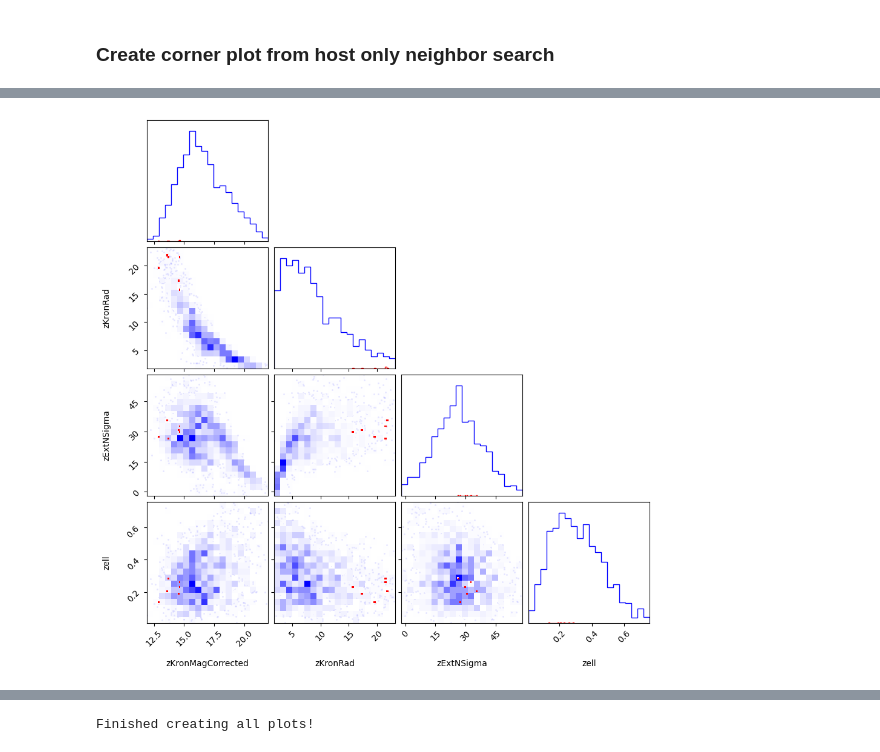
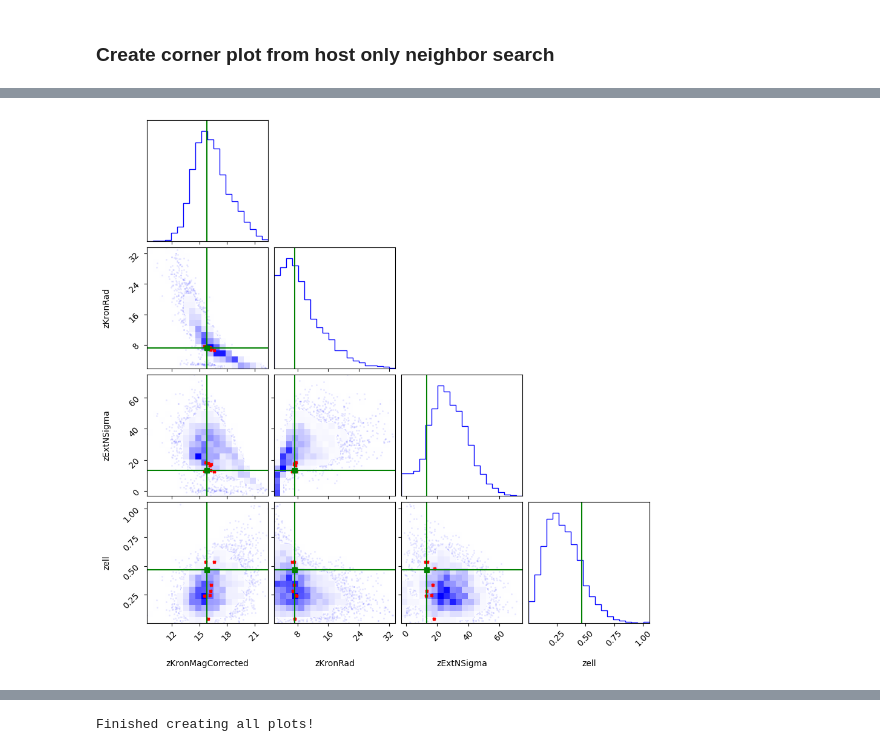
Before and after one commit to evan-reynolds/laiss_timedomainanomalies, a Jupyter notebook: notebooks/host_only_laiss.ipynb, the cells around one changed output, grey strips where cells are left out. Saved outputs shown, nothing was run; the diff lists cells and outputs as text; code cells hidden in the pictures.

```diff
--- a/notebooks/host_only_laiss.ipynb
+++ b/notebooks/host_only_laiss.ipynb
@@ -210,42 +254,80 @@ ANN=5: https://alerce.online/object/ZTF19acxzafe 2019wle SN Ia, 0.067
 # %% [markdown]
 ### Create corner plot from host only neighbor search
 # %%
-import logging
+remove_outliers_bool = True
+
 logging.getLogger().setLevel(logging.ERROR)
 
-host_only_laiss_features = {
-    'batch_1': ['gKronMagCorrected', 'gKronRad', 'gExtNSigma', 'gell'],
-    'batch_2': ['rKronMagCorrected', 'rKronRad', 'rExtNSigma', 'rell'],
-    'batch_3': ['iKronMagCorrected', 'iKronRad', 'iExtNSigma', 'iell'],
-    'batch_4': ['zKronMagCorrected', 'zKronRad', 'zExtNSigma', 'zell'],
-    'batch_5': ['gminusrKronMag', 'rminusiKronMag', 'iminuszKronMag']
+host_only_laiss_features_dict = {
+    'g_band': ['gKronMagCorrected', 'gKronRad', 'gExtNSigma', 'gell'],
+    'r_band': ['rKronMagCorrected', 'rKronRad', 'rExtNSigma', 'rell'],
+    'i_band': ['iKronMagCorrected', 'iKronRad', 'iExtNSigma', 'iell'],
+    'z_band': ['zKronMagCorrected', 'zKronRad', 'zExtNSigma', 'zell'],
+    'band_differences': ['gminusrKronMag', 'rminusiKronMag', 'iminuszKronMag']
 }
 
 neighbor_ztfids = [link.split("/")[-1] for link in host_neighbors["ztf_link"]]
-dataset_bank_df = pd.read_csv('../data/dataset_bank_host_only_laiss.csv')
 
-for batch_name, features in host_only_laiss_features.items():
+dataset_bank_df = pd.read_csv('../data/final_dataset_bank_host_only_laiss.csv')[['ztf_object_id'] + host_only_laiss_features]
+
+print("Total number of transients for corner plots:", dataset_bank_df.shape[0])
+
+for batch_name, features in host_only_laiss_features_dict.items():
     print(f"Creating corner plot for {batch_name}...")
 
-    dataset_bank_df_host_features = dataset_bank_df[['ztf_object_id'] + features]
-    neighbor_mask = dataset_bank_df_host_features['ztf_object_id'].isin(neighbor_ztfids)
+    # REMOVING OUTLIERS #
+    def remove_outliers(df, threshold=3):  # Smaller threshold removes more data
+        df_clean = df.copy()
+        numeric_cols = df_clean.select_dtypes(include=[np.number]).columns  # Only numeric columns
 
-    features_df = dataset_bank_df_host_features[features]
-    features_df = features_df.replace([np.inf, -np.inf], np.nan).dropna()
-    # Remove outliers in features_df
-    Q1 = features_df.quantile(0.25)
-    Q3 = features_df.quantile(0.75)
-    IQR = Q3 - Q1
-    lower_bound = Q1 - 1.5 * IQR
-    upper_bound = Q3 + 1.5 * IQR
-    features_df = features_df[~((features_df < lower_bound) | (features_df > upper_bound)).any(axis=1)]
-    print(f"Shape after outlier removal: {features_df.shape}")
+        for col in numeric_cols:
+            Q1 = df_clean[col].quantile(0.25)
+            Q3 = df_clean[col].quantile(0.75)
+            IQR = Q3 - Q1
+
+            lower_bound = Q1 - threshold * IQR
+            upper_bound = Q3 + threshold * IQR
+
+            # Remove only extreme outliers
+            df_clean = df_clean[(df_clean[col] >= lower_bound) & (df_clean[col] <= upper_bound)]
+
+        return df_clean
+
+    dataset_bank_df_batch_features = dataset_bank_df[['ztf_object_id'] + features]
+
+    if remove_outliers_bool:
+        dataset_bank_df_batch_features = remove_outliers(dataset_bank_df_batch_features)
+        print("Total number of transients for corner plot after outlier removal:", dataset_bank_df_batch_features.shape[0])
+    else:
+        dataset_bank_df_batch_features = dataset_bank_df_batch_features.replace([np.inf, -np.inf, -999], np.nan).dropna()
+        print("Total number of transients for corner plot after NA, inf, and -999 removal:", dataset_bank_df_batch_features.shape[0])
+    # REMOVING OUTLIERS #
+
+    neighbor_mask = dataset_bank_df_batch_features['ztf_object_id'].isin(neighbor_ztfids)
+
+    features_df = dataset_bank_df_batch_features[features]
 
     neighbor_features = features_df[neighbor_mask]
     non_neighbor_features = features_df[~neighbor_mask]
+    queried_features = dataset_bank_df_batch_features[dataset_bank_df_batch_features['ztf_object_id'] == queried_ztf_id].iloc[:,1:]
+    queried_features_arr = queried_features.values[0]
 
-    figure = corner.corner(non_neighbor_features, color='blue', labels=features, plot_datapoints=True, alpha=0.5, plot_contours=False) # or levels=[0.1, 0.5, 0.9] for contours
-    corner.corner(neighbor_features, color='red', labels=features, plot_datapoints=True, alpha=1.0, fig=figure, plot_contours=False) # or levels=[0.1, 0.5, 0.9] for contours
+    figure = corner.corner(non_neighbor_features, color='blue', labels=features, plot_datapoints=True, alpha=0.3, plot_contours=False, truths=queried_features_arr, truth_color='green') # or levels=[0.1, 0.5, 0.9] for contours
+    #corner.corner(neighbor_features, color='red', labels=features, plot_datapoints=True, alpha=1.0, markersize=100, marker='x', fig=figure, plot_contours=False) # or levels=[0.1, 0.5, 0.9] for contours
+
+    # Overlay neighbor features (red) with larger, visible markers
+    axes = np.array(figure.axes).reshape(len(features), len(features))
+    for i in range(len(features)):
+        for j in range(i):  # Only the lower triangle of the plot
+            ax = axes[i, j]
+            ax.scatter(
+                neighbor_features.iloc[:, j],
+                neighbor_features.iloc[:, i],
+                color='red',
+                s=10,
+                marker='x',
+                linewidth=2
+            )
     plt.show()
 
 print("Finished creating all plots!")
@@ -264 +347 @@ Shape after outlier removal: (1275, 4)
-[figure, old version]
+[figure, new version]
```
Also changed, not shown: parts of 15 cells of this notebook, 8 other files.
